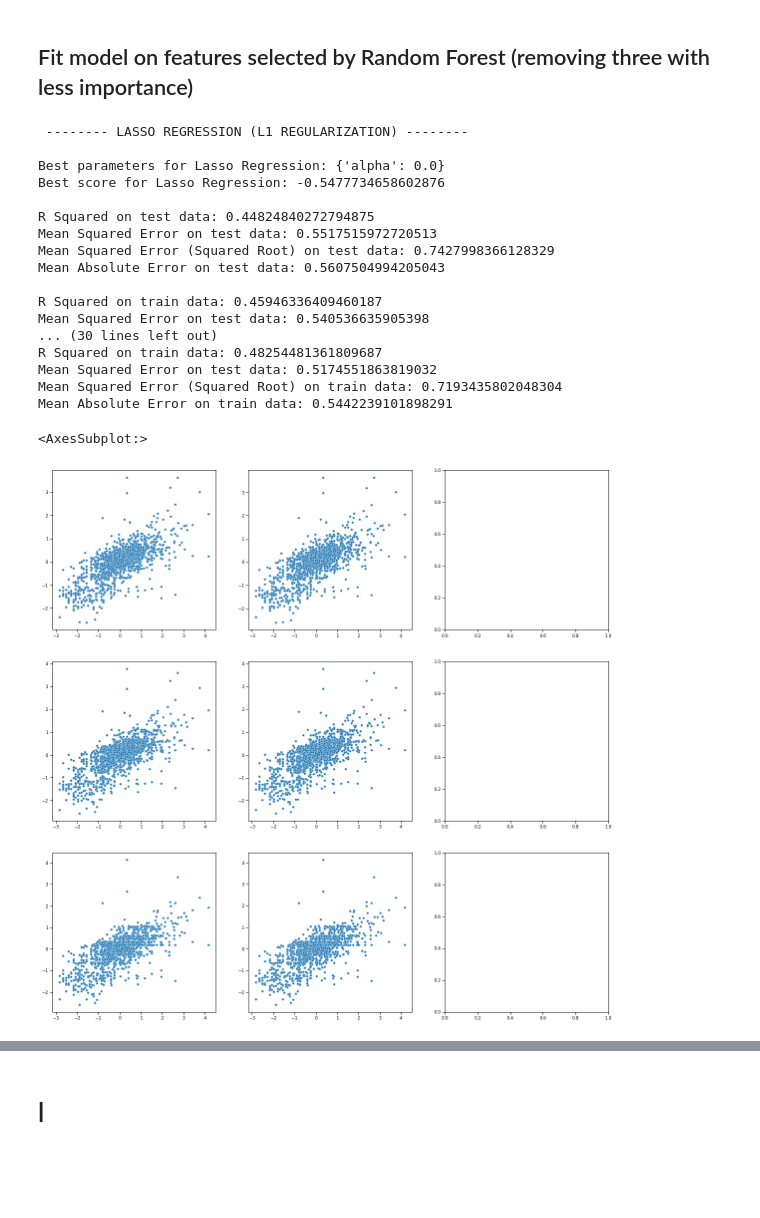
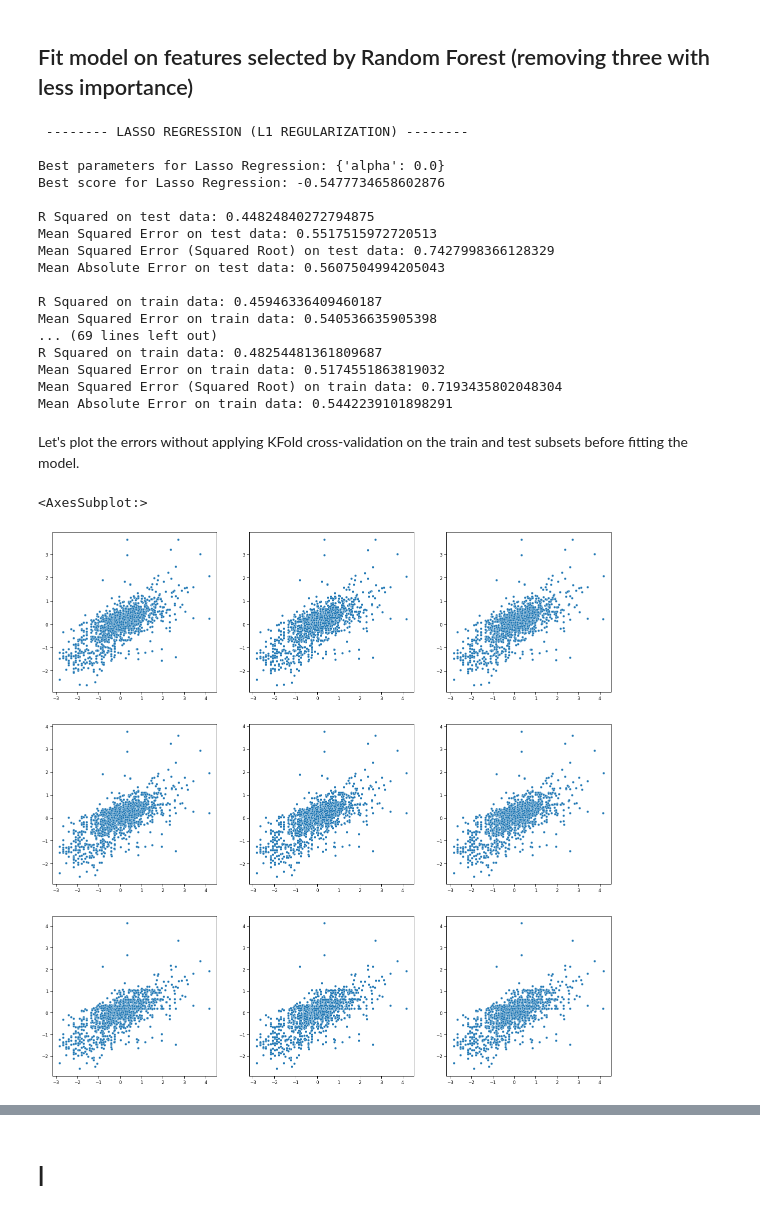
Before and after one commit to sbmoyano/data_science_projects, a Jupyter notebook: Airbnb_Malaga_correlation_regression/airbnb_malaga_supervised_learning_regression.ipynb, the cells around one changed output, grey strips where cells are left out. Drawn from its saved outputs; the diff is of its cells as text; code cells hidden in the pictures; blank space fills up the shorter version.

```diff
--- a/Airbnb_Malaga_correlation_regression/airbnb_malaga_supervised_learning_regression.ipynb
+++ b/Airbnb_Malaga_correlation_regression/airbnb_malaga_supervised_learning_regression.ipynb
@@ -1543,5 +1892,5 @@ def ridge_reg(X_train_data, y_train_data, X_test_data, y_test_data):
 # %%
-def elasticnet_reg(X, y, X_train_data, y_train_data, X_test_data, y_test_data):
+def elasticnet_reg_kfold(X, y, X_train_data, y_train_data, X_test_data, y_test_data):
     # initiate model
     elastic = ElasticNet()
 
@@ -1562,11 +1911,12 @@ def elasticnet_reg(X, y, X_train_data, y_train_data, X_test_data, y_test_data):
 
     # best params
     elastic_best_params = elastic_cv.best_params_
+    # mean cross validated fo the best estimator
     elastic_best_score = elastic_cv.best_score_
 
     # print
-    print('Best parameters for ElasticNet Regression: ' + str(elastic_best_params) + '\n' +
-          'Best score for ElasticNet Regression: ' + str(elastic_best_score) + '\n')
+    print('Best parameters for ElasticNet KFold Regression: ' + str(elastic_best_params) + '\n' +
+          'Best score for ElasticNet KFold Regression: ' + str(elastic_best_score) + '\n')
 
     # columns
     X_cols = X.columns
@@ -1581,7 +1931,6 @@ def elasticnet_reg(X, y, X_train_data, y_train_data, X_test_data, y_test_data):
 
     # apply kfold
     for train_index, test_index in kfold_cv.split(X, y):
-
         X_train, X_test = X_np[train_index], X_np[test_index]
         y_train, y_test = y_np[train_index], y_np[test_index]
 
@@ -1639,8 +1988,8 @@ def elasticnet_reg(X, y, X_train_data, y_train_data, X_test_data, y_test_data):
           'Mean Absolute Error on test data: ' + str(mae) + '\n')
 
     print('R Squared on train data: ' + str(elastic_score_train) + '\n' +
-          'Mean Squared Error on test data: ' + str(mse_train) + '\n' +
+          'Mean Squared Error on train data: ' + str(mse_train) + '\n' +
           'Mean Squared Error (Squared Root) on train data: ' + str(rmse_train) + '\n' +
           'Mean Absolute Error on train data: ' + str(mae_train) + '\n')
 
-    return pred_elastic
+    return y_test_np, pred_elastic
@@ -1649,10 +2028,15 @@ def elasticnet_reg(X, y, X_train_data, y_train_data, X_test_data, y_test_data):
 # %%
 print('\n -------- LASSO REGRESSION (L1 REGULARIZATION) -------- \n')
 pred_lasso = lasso_reg(train_X_np, train_y_np, test_X_np, test_y_np)
+y_test_lasso, pred_lasso_kfold = lasso_reg_kfold(X, y, train_X_np, train_y_np, test_X_np, test_y_np)
 print('\n -------- RIDGE REGRESSION (L2 REGULARIZATION) -------- \n')
 pred_ridge = ridge_reg(train_X_np, train_y_np, test_X_np, test_y_np)
+y_test_ridge, pred_ridge_kfold = ridge_reg_kfold(X, y, train_X_np, train_y_np, test_X_np, test_y_np)
 print('\n -------- ELASTICNET REGRESSION (L1 AND L2 REGULARIZATION) -------- \n')
-pred_elasticnet = elasticnet_reg(X, y, train_X_np, train_y_np, test_X_np, test_y_np)
+pred_elasticnet = elasticnet_reg(train_X_np, train_y_np, test_X_np, test_y_np)
+y_test_elasticnet, pred_elasticnet_kfold = elasticnet_reg_kfold(X, y, train_X_np, train_y_np, test_X_np, test_y_np)
+
+pred_rf = randomforest_reg(train_X_np, train_y_np, test_X_np, test_y_np)
 # %% [output]
  -------- LASSO REGRESSION (L1 REGULARIZATION) --------
 
@@ -1684,10 +2073,13 @@ train_X_np_sel = train_X[selected_features].to_numpy()
 test_X_np_sel = test_X[selected_features].to_numpy()
 print('\n -------- LASSO REGRESSION (L1 REGULARIZATION) -------- \n')
 pred_lasso_sel = lasso_reg(train_X_np_sel, train_y_np, test_X_np_sel, test_y_np)
+y_test_lasso_sel, pred_lasso_sel_kfold = lasso_reg_kfold(X, y, train_X_np_sel, train_y_np, test_X_np_sel, test_y_np)
 print('\n -------- RIDGE REGRESSION (L2 REGULARIZATION) -------- \n')
 pred_ridge_sel = ridge_reg(train_X_np_sel, train_y_np, test_X_np_sel, test_y_np)
+y_test_ridge_sel, pred_ridge_sel_kfold = ridge_reg_kfold(X, y, train_X_np_sel, train_y_np, test_X_np_sel, test_y_np)
 print('\n -------- ELASTICNET REGRESSION (L1 AND L2 REGULARIZATION) -------- \n')
-pred_elasticnet_sel = elasticnet_reg(X, y, train_X_np_sel, train_y_np, test_X_np_sel, test_y_np)
+pred_elasticnet_sel = elasticnet_reg(train_X_np_sel, train_y_np, test_X_np_sel, test_y_np)
+y_test_elasticnet_sel, pred_elasticnet_sel_kfold = elasticnet_reg_kfold(X, y, train_X_np_sel, train_y_np, test_X_np_sel, test_y_np)
 # %% [output]
  -------- LASSO REGRESSION (L1 REGULARIZATION) --------
 
@@ -1713,10 +2105,13 @@ train_X_np_sel_supp = train_X[selected_features_supp].to_numpy()
 test_X_np_sel_supp = test_X[selected_features_supp].to_numpy()
 print('\n -------- LASSO REGRESSION (L1 REGULARIZATION) -------- \n')
 pred_lasso_sel_supp = lasso_reg(train_X_np_sel_supp, train_y_np, test_X_np_sel_supp, test_y_np)
+y_test_lasso_sel_supp, pred_lasso_sel_supp_kfold = lasso_reg_kfold(X, y, train_X_np_sel_supp, train_y_np, test_X_np_sel_supp, test_y_np)
 print('\n -------- RIDGE REGRESSION (L2 REGULARIZATION) -------- \n')
 pred_ridge_sel_supp = ridge_reg(train_X_np_sel_supp, train_y_np, test_X_np_sel_supp, test_y_np)
+y_test_ridge_sel_supp, pred_ridge_sel_supp_kfold = ridge_reg_kfold(X, y, train_X_np_sel_supp, train_y_np, test_X_np_sel_supp, test_y_np)
 print('\n -------- ELASTICNET REGRESSION (L1 AND L2 REGULARIZATION) -------- \n')
-pred_elasticnet_sel_supp = elasticnet_reg(X, y, train_X_np_sel_supp, train_y_np, test_X_np_sel_supp, test_y_np)
+pred_elasticnet_sel_supp = elasticnet_reg(train_X_np_sel_supp, train_y_np, test_X_np_sel_supp, test_y_np)
+y_test_elasticnet_sel_supp, pred_elasticnet_sel_supp_kfold = elasticnet_reg_kfold(X, y, train_X_np_sel_supp, train_y_np, test_X_np_sel_supp, test_y_np)
 # %% [output]
  -------- LASSO REGRESSION (L1 REGULARIZATION) --------
 
@@ -1729,9 +2124,9 @@ Mean Squared Error (Squared Root) on test data: 0.7427998366128329
 Mean Absolute Error on test data: 0.5607504994205043
 
 R Squared on train data: 0.45946336409460187
-Mean Squared Error on test data: 0.540536635905398
-... (30 lines left out)
+Mean Squared Error on train data: 0.540536635905398
+... (69 lines left out)
 R Squared on train data: 0.48254481361809687
-Mean Squared Error on test data: 0.5174551863819032
+Mean Squared Error on train data: 0.5174551863819032
 Mean Squared Error (Squared Root) on train data: 0.7193435802048304
 Mean Absolute Error on train data: 0.5442239101898291
@@ -1752,17 +2133,19 @@ Mean Absolute Error on train data: 0.5442239101898291
+# %% [markdown]
+Let's plot the errors without applying KFold cross-validation on the train and test subsets before fitting the model.
 # %%
 fig, ax = plt.subplots(3, 3, figsize=(20, 20))
 
 sns.scatterplot(test_y_np, pred_lasso, ax=ax[0, 0])
 sns.scatterplot(test_y_np, pred_ridge, ax=ax[0, 1])
-#sns.scatterplot(test_y_np, pred_elasticnet, ax=ax[0, 2])
+sns.scatterplot(test_y_np, pred_elasticnet, ax=ax[0, 2])
 
 sns.scatterplot(test_y_np, pred_lasso_sel, ax=ax[1, 0])
 sns.scatterplot(test_y_np, pred_ridge_sel, ax=ax[1, 1])
-#sns.scatterplot(test_y_np, pred_elasticnet_sel, ax=ax[1, 2])
+sns.scatterplot(test_y_np, pred_elasticnet_sel, ax=ax[1, 2])
 
 sns.scatterplot(test_y_np, pred_lasso_sel_supp, ax=ax[2, 0])
 sns.scatterplot(test_y_np, pred_ridge_sel_supp, ax=ax[2, 1])
-#sns.scatterplot(test_y_np, pred_elasticnet_sel_supp, ax=ax[2, 2])
+sns.scatterplot(test_y_np, pred_elasticnet_sel_supp, ax=ax[2, 2])
 # %% [output]
 <AxesSubplot:>
-[figure, old version]
+[figure, new version]
```
Also changed, not shown: parts of 30 cells of this notebook.
